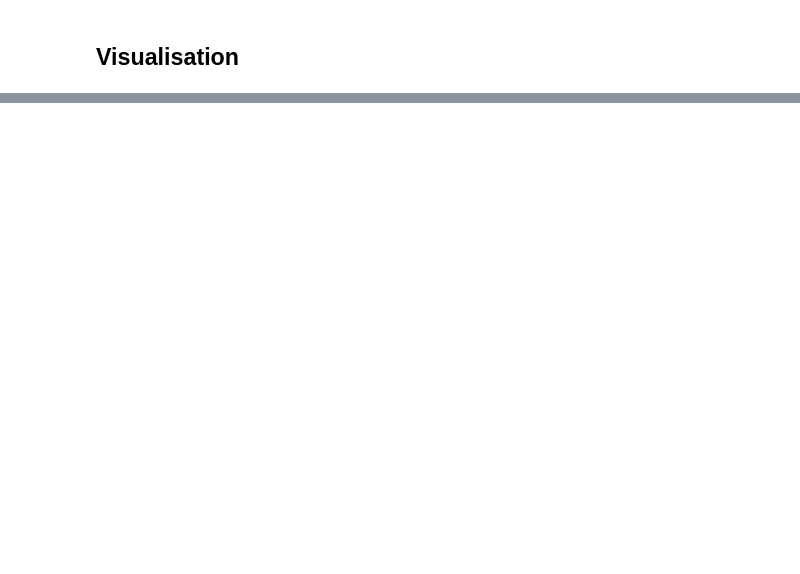
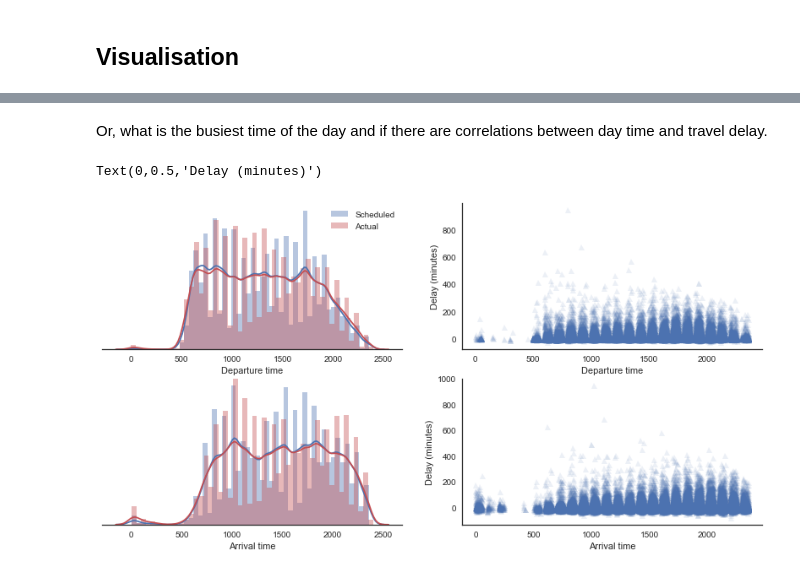
Before and after one commit to alemelis/airplanes, a Jupyter notebook: src/airplanes.ipynb, the cells around one changed output, grey strips where cells are left out. Drawn from its saved outputs; the diff is of its cells as text; code cells hidden in the pictures; blank space fills up the shorter version.

```diff
--- a/src/airplanes.ipynb
+++ b/src/airplanes.ipynb
@@ -260,0 +152,28 @@ x
+# %% [markdown]
+Or, what is the busiest time of the day and if there are correlations between day time and travel delay.
+# %%
+f, axes = plt.subplots(2,2, figsize=(14,7))
+
+sns.distplot(flights["Departure_schedule"], color="b", label="Scheduled", ax=axes[0, 0])
+sns.distplot(flights["Departure_actual"], color="r", label="Actual", ax=axes[0, 0])
+axes[0,0].legend()
+sns.distplot(flights["Arrival_schedule"], color="b", label="Scheduled", ax=axes[1, 0])
+sns.distplot(flights["Arrival_actual"], color="r", label="Actual", ax=axes[1, 0])
+
+sns.despine(left=True, ax=axes[0,0])
+sns.despine(left=True, ax=axes[1,0])
+plt.setp(axes[:,0], yticks=[])
+axes[0,0].set_xlabel("Departure time")
+axes[1,0].set_xlabel("Arrival time")
+
+axes[0,1].plot(flights["Departure_schedule"], flights["Departure_delay"], '^', color="b", alpha=0.1, label="Scheduled")
+axes[1,1].plot(flights["Arrival_schedule"], flights["Arrival_delay"], '^', color="b", alpha=0.1, label="Scheduled")
+sns.despine(ax=axes[0,1])
+sns.despine(ax=axes[1,1])
+axes[0,1].set_xlabel("Departure time")
+axes[1,1].set_xlabel("Arrival time")
+axes[0,1].set_ylabel("Delay (minutes)")
+axes[1,1].set_ylabel("Delay (minutes)")
+# %% [output]
+Text(0,0.5,'Delay (minutes)')
+[figure, added]
```
Also changed, not shown: parts of 32 cells of this notebook.
